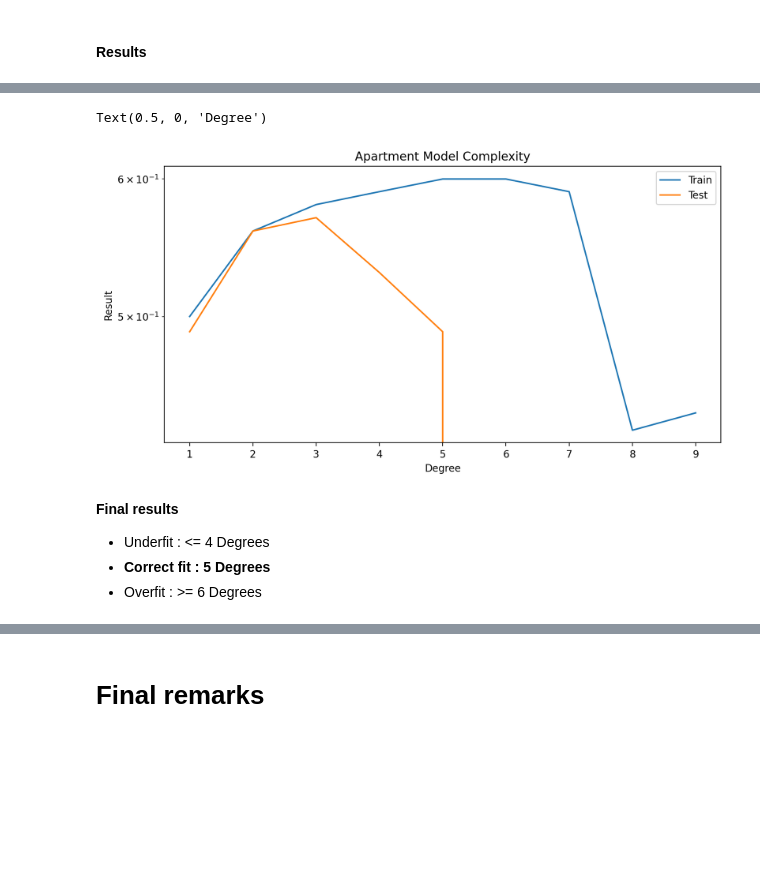
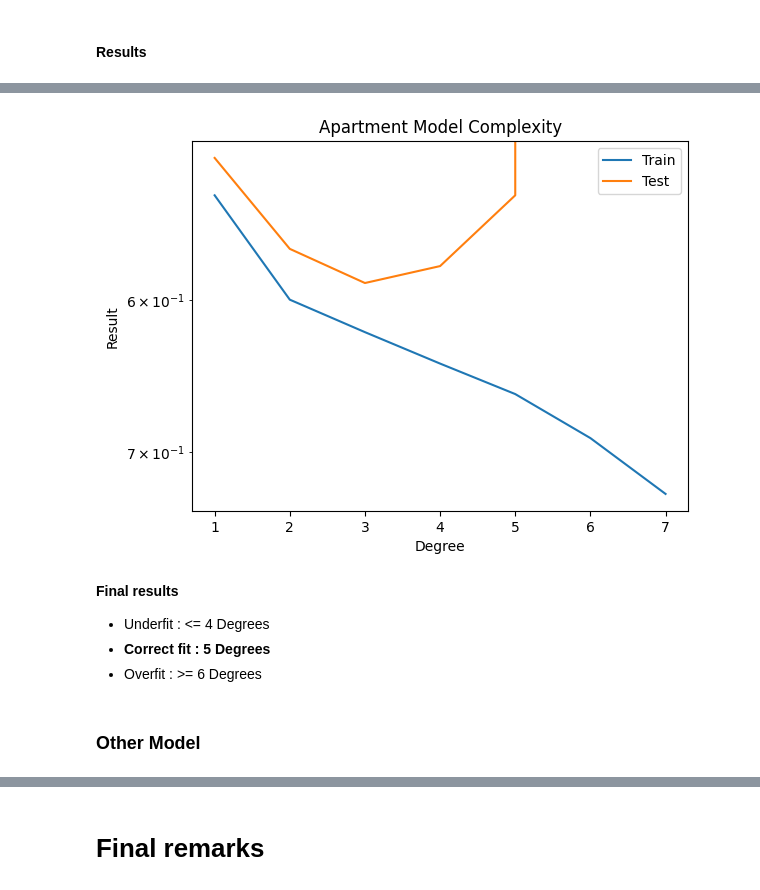
Before and after one commit to KNobles/challenge-regression, a Jupyter notebook: Final.ipynb, the cells around one changed output, grey strips where cells are left out. Saved outputs shown, nothing was run; the diff lists cells and outputs as text; code cells hidden in the pictures; blank space fills up the shorter version.

```diff
--- a/Final.ipynb
+++ b/Final.ipynb
@@ -629,3 +673,9 @@ print(Y_test.shape)
+# %%
+scaler = StandardScaler().fit(X_train)
+# %%
+X_train = scaler.transform(X_train)
+# %%
+X_test = scaler.transform(X_test)
 # %% [markdown]
 #### **Model evaluation**
 # %%
@@ -673,7 +723,7 @@ def create_polynomial_regression_model(degree):
 # %%
 results_list = []
 # %%
-for i in range(1,10):
+for i in range(1,8):
     results_list.append(create_polynomial_regression_model(i))
 # %%
 df_results = pd.DataFrame(results_list)
@@ -693,17 +741,18 @@ df_results
 # %%
-fig = plt.figure(figsize=(10,5), dpi=200)
 plt.plot(df_results['Degree'], df_results['r2_train'], label='Train')
 plt.plot(df_results['Degree'], df_results['r2_test'], label='Test')
 plt.yscale('log')
 plt.legend()
 plt.title('Apartment Model Complexity')
 plt.ylabel('Result')
 plt.xlabel('Degree')
+plt.gca().invert_yaxis()
 # %% [output]
-Text(0.5, 0, 'Degree')
-[figure, old version]
+[figure, new version]
 # %% [markdown]
 **Final results**
 * Underfit : <= 4 Degrees
 * **Correct fit : 5 Degrees**
 * Overfit : >= 6 Degrees
+# %% [markdown]
+### **Other Model**
```
Also changed, not shown: parts of 63 cells of this notebook.
